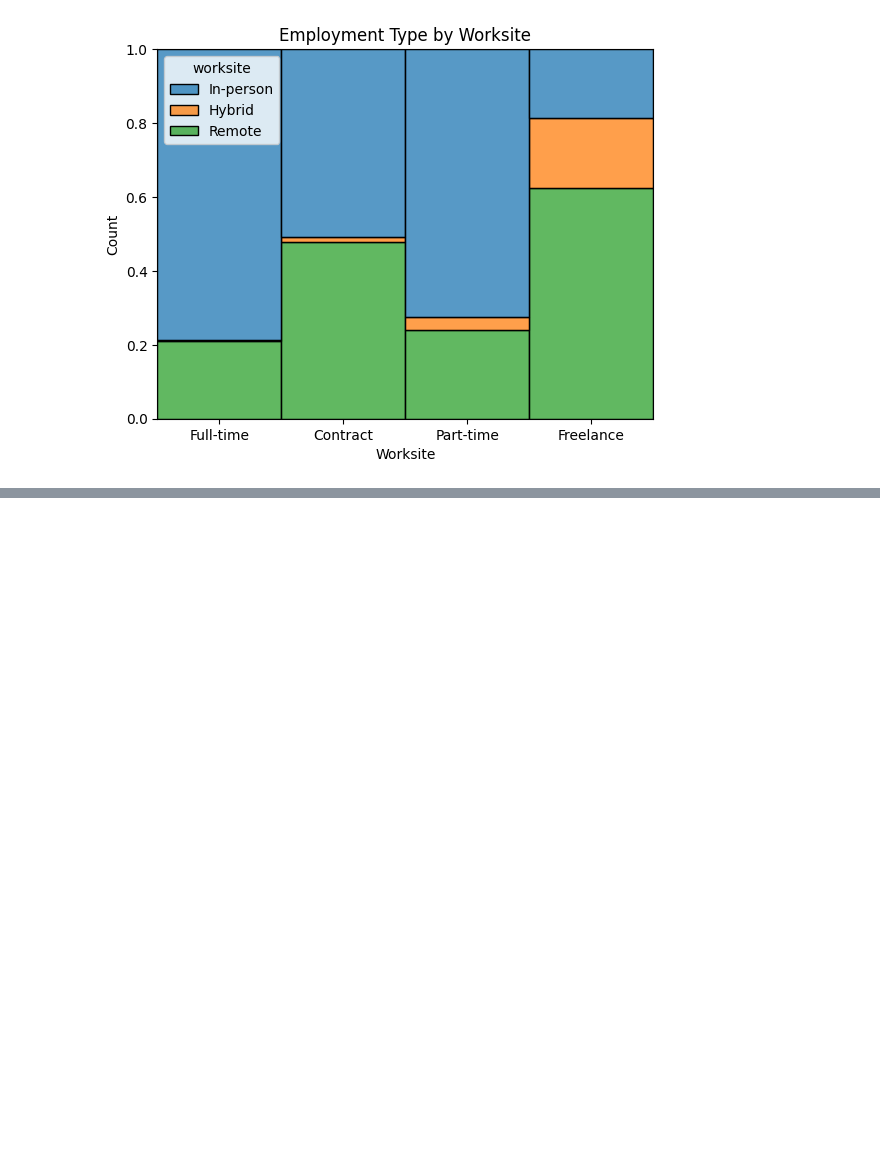
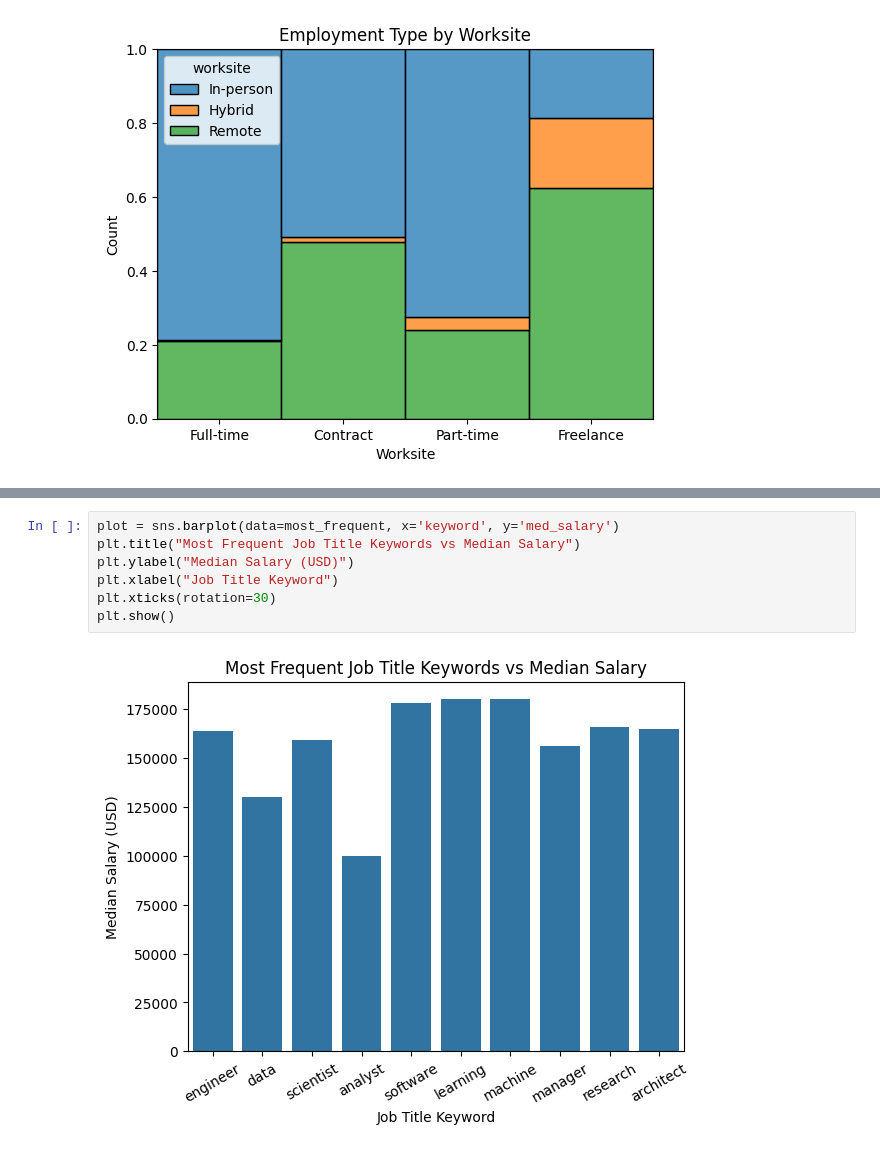
Before and after one commit to hensleyas21/SalariesML, a Jupyter notebook: salaries_analysis.ipynb, the cells around one changed output, grey strips where cells are left out. Cells and saved outputs as stored; diff of their text form; blank space fills up the shorter version.

```diff
--- a/salaries_analysis.ipynb
+++ b/salaries_analysis.ipynb
@@ -136,0 +165,9 @@ print(top_keyword_percents)
+# %%
+plot = sns.barplot(data=most_frequent, x='keyword', y='med_salary')
+plt.title("Most Frequent Job Title Keywords vs Median Salary")
+plt.ylabel("Median Salary (USD)")
+plt.xlabel("Job Title Keyword")
+plt.xticks(rotation=30)
+plt.show()
+# %% [output]
+[figure, added]
```
Also changed, not shown: parts of 5 cells of this notebook.
